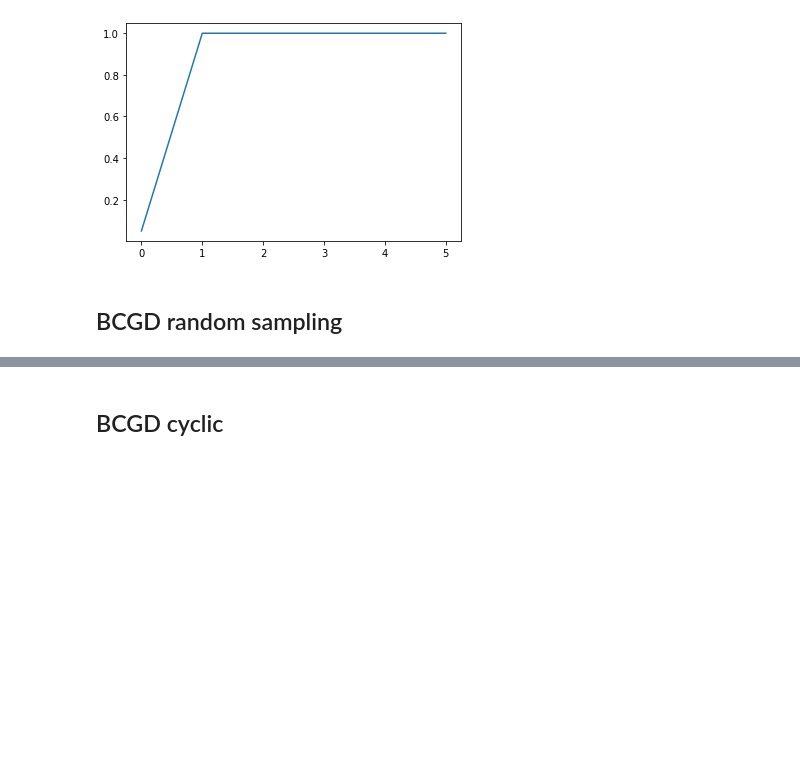
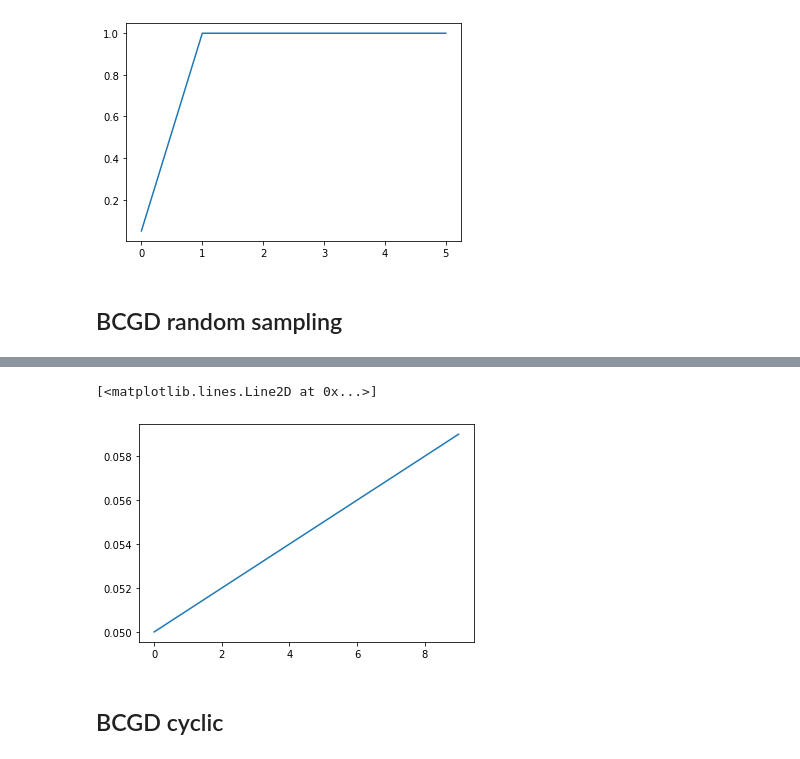
Before and after one commit to PashaIanko/Semi-Supervised-Labelling, a Jupyter notebook: main_notebook.ipynb, the cells around one changed output, grey strips where cells are left out. Cells and saved outputs as stored; diff of their text form; code cells hidden in the pictures; blank space fills up the shorter version.

```diff
--- a/main_notebook.ipynb
+++ b/main_notebook.ipynb
@@ -292,3 +301,8 @@ plt.grid()
+# %%
+plt.plot(BCGD_RS_solver.accuracies)
+# %% [output]
+[<matplotlib.lines.Line2D at 0x...>]
+[figure, added]
 # %% [markdown]
 ## BCGD cyclic
 # %%
```
Also changed, not shown: parts of 18 cells of this notebook.
